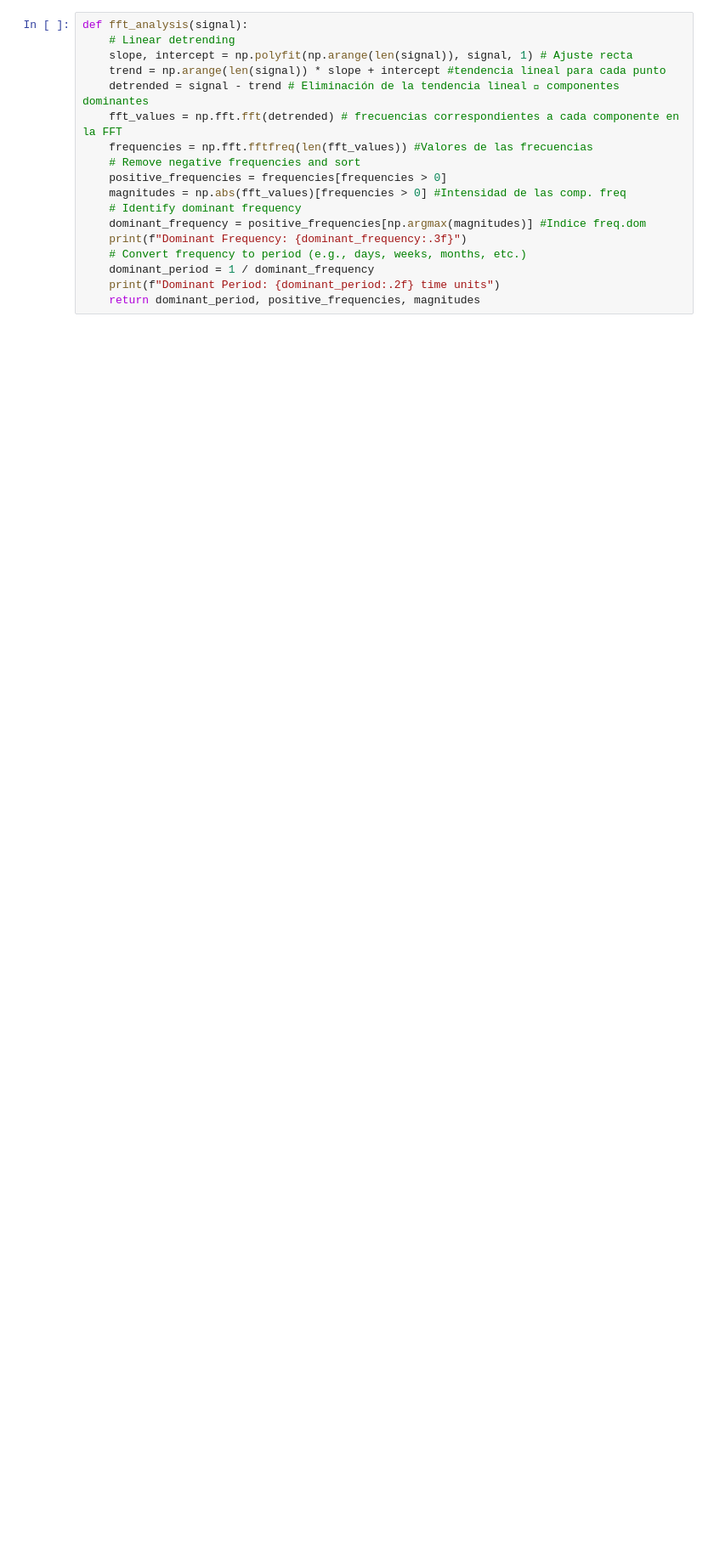
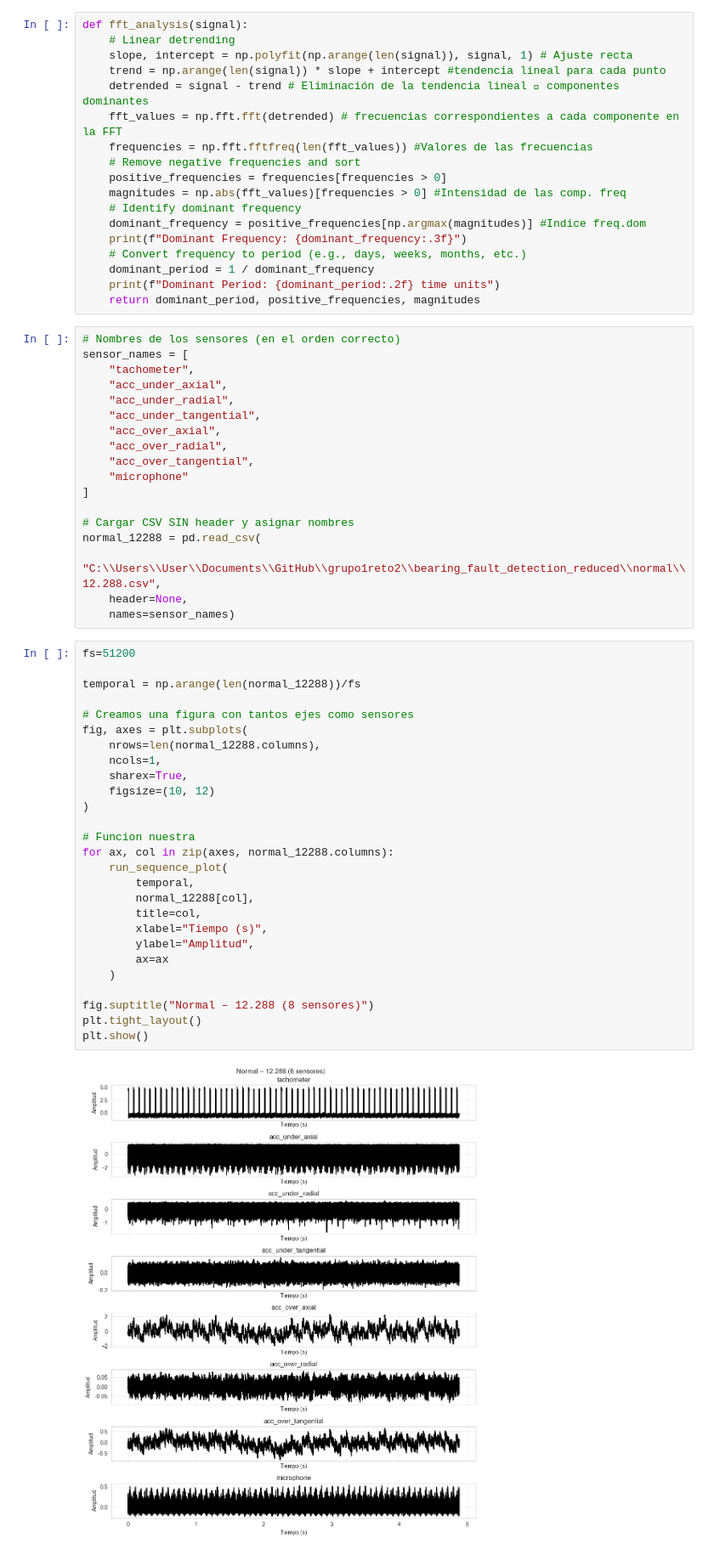
Before and after one commit to palvcam/grupo1reto2, a Jupyter notebook: caracterizacion_senales.ipynb, the cells around one changed output. Shown at 85% size. Drawn from its saved outputs; the diff is of its cells as text; blank space fills up the shorter version.

```diff
--- a/caracterizacion_senales.ipynb
+++ b/caracterizacion_senales.ipynb
@@ -54,3 +54,50 @@ def fft_analysis(signal):
     dominant_period = 1 / dominant_frequency
     print(f"Dominant Period: {dominant_period:.2f} time units")
     return dominant_period, positive_frequencies, magnitudes
+# %%
+# Nombres de los sensores (en el orden correcto)
+sensor_names = [
+    "tachometer",
+    "acc_under_axial",
+    "acc_under_radial",
+    "acc_under_tangential",
+    "acc_over_axial",
+    "acc_over_radial",
+    "acc_over_tangential",
+    "microphone"
+]
+
+# Cargar CSV SIN header y asignar nombres
+normal_12288 = pd.read_csv(
+    "C:\\Users\\User\\Documents\\GitHub\\grupo1reto2\\bearing_fault_detection_reduced\\normal\\12.288.csv",
+    header=None,
+    names=sensor_names)
+# %%
+fs=51200
+
+temporal = np.arange(len(normal_12288))/fs
+
+# Creamos una figura con tantos ejes como sensores
+fig, axes = plt.subplots(
+    nrows=len(normal_12288.columns),
+    ncols=1,
+    sharex=True,
+    figsize=(10, 12)
+)
+
+# Funcion nuestra
+for ax, col in zip(axes, normal_12288.columns):
+    run_sequence_plot(
+        temporal,
+        normal_12288[col],
+        title=col,
+        xlabel="Tiempo (s)",
+        ylabel="Amplitud",
+        ax=ax
+    )
+
+fig.suptitle("Normal – 12.288 (8 sensores)")
+plt.tight_layout()
+plt.show()
+# %% [output]
+[figure, added]
```
Also changed, not shown: parts of 3 cells of this notebook.
